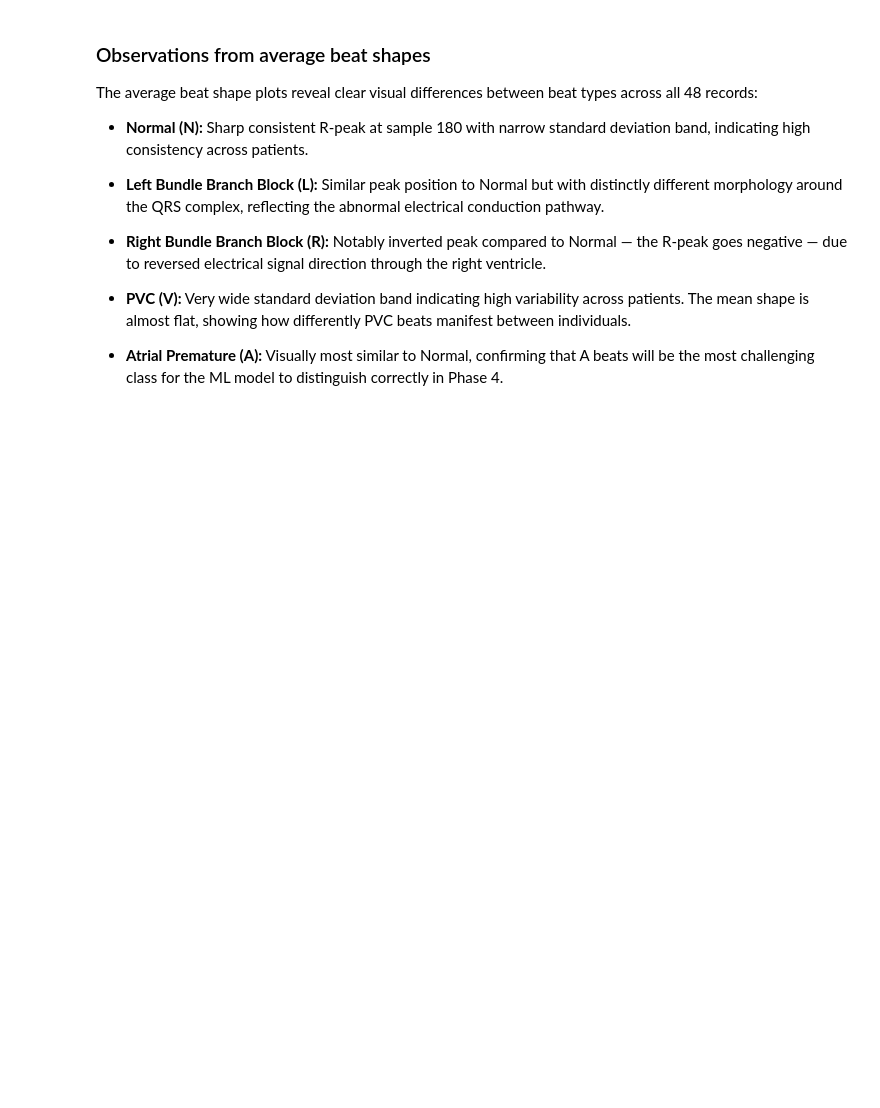
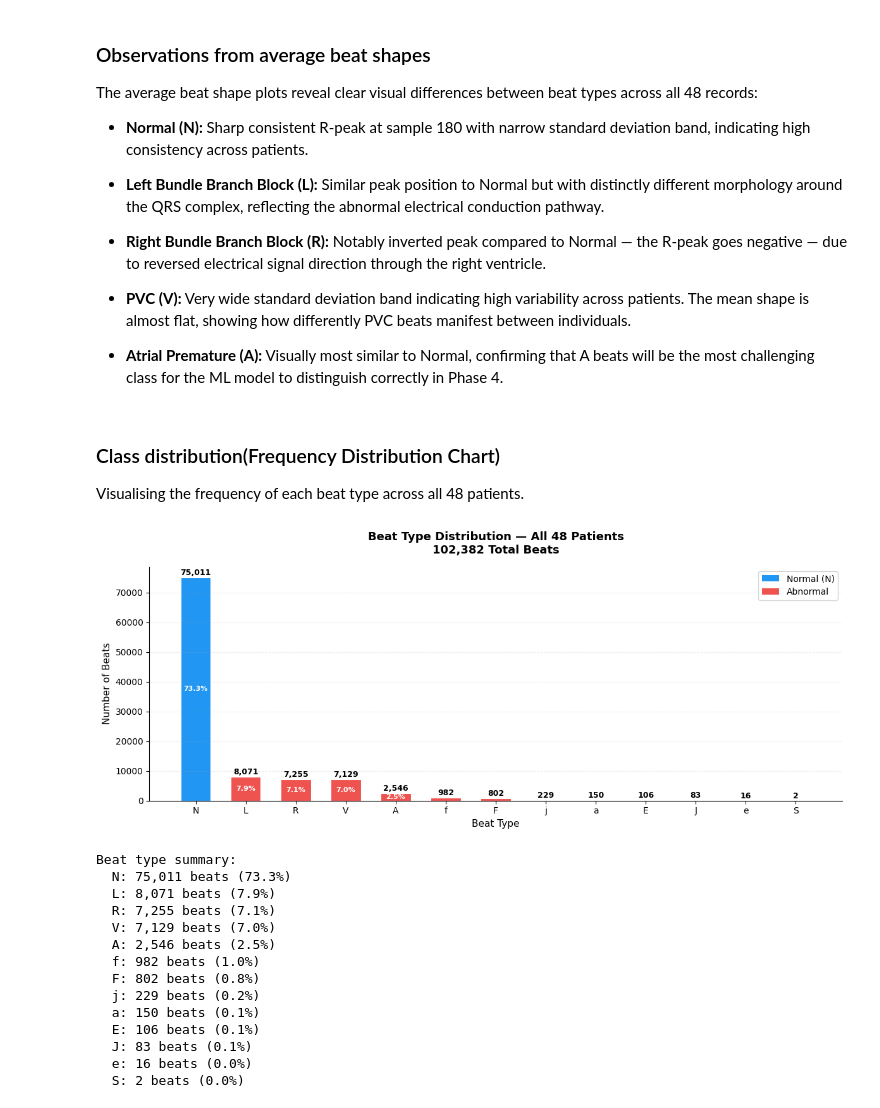
Before and after one commit to saugatpokharel/ecg-heartbeat-classification-xai, a Jupyter notebook: notebooks/03_eda_features.ipynb, the cells around one changed output. Saved outputs shown, nothing was run; the diff lists cells and outputs as text; code cells hidden in the pictures; blank space fills up the shorter version.

Commit message:
Completed Exploratory Data Analysis across the dataset

```diff
--- a/notebooks/03_eda_features.ipynb
+++ b/notebooks/03_eda_features.ipynb
@@ -109,3 +205,72 @@ beat types across all 48 records:
 - **Atrial Premature (A):** Visually most similar to Normal, confirming
   that A beats will be the most challenging class for the ML model
   to distinguish correctly in Phase 4.
+# %% [markdown]
+### Class distribution(Frequency Distribution Chart)
+Visualising the frequency of each beat type across all 48 patients.
+# %%
+label_counts = Counter(y)
+symbols = [item[0] for item in sorted(label_counts.items(),
+           key=lambda x: -x[1])]
+counts = [item[1] for item in sorted(label_counts.items(),
+          key=lambda x: -x[1])]
+
+fig, ax = plt.subplots(figsize=(12, 5))
+
+colors = ['#2196F3' if s == 'N' else '#EF5350' for s in symbols]
+bars = ax.bar(symbols, counts, color=colors,
+              edgecolor='white', linewidth=0.8, width=0.6)
+
+# Add count labels on top of each bar
+for bar, count in zip(bars, counts):
+    ax.text(bar.get_x() + bar.get_width()/2,
+            bar.get_height() + 200,
+            f'{count:,}',
+            ha='center', va='bottom', fontsize=9, fontweight='bold')
+
+# Add percentage labels inside each bar
+for bar, count in zip(bars, counts):
+    percentage = count / len(y) * 100
+    if percentage > 1.5:  # only show if bar is tall enough
+        ax.text(bar.get_x() + bar.get_width()/2,
+                bar.get_height() / 2,
+                f'{percentage:.1f}%',
+                ha='center', va='center',
+                fontsize=8, color='white', fontweight='bold')
+
+ax.set_title('Beat Type Distribution — All 48 Patients\n102,382 Total Beats',
+             fontsize=13, fontweight='bold', pad=15)
+ax.set_xlabel('Beat Type', fontsize=11)
+ax.set_ylabel('Number of Beats', fontsize=11)
+ax.grid(True, alpha=0.2, linestyle='--', axis='y')
+ax.spines['top'].set_visible(False)
+ax.spines['right'].set_visible(False)
+
+# Add legend
+from matplotlib.patches import Patch
+legend_elements = [Patch(facecolor='#2196F3', label='Normal (N)'),
+                   Patch(facecolor='#EF5350', label='Abnormal')]
+ax.legend(handles=legend_elements, fontsize=10, loc='upper right')
+
+plt.tight_layout()
+plt.show()
+
+print("Beat type summary:")
+for symbol, count in zip(symbols, counts):
+    print(f"  {symbol}: {count:,} beats ({count/len(y)*100:.1f}%)")
+# %% [output]
+[figure, added]
+Beat type summary:
+  N: 75,011 beats (73.3%)
+  L: 8,071 beats (7.9%)
+  R: 7,255 beats (7.1%)
+  V: 7,129 beats (7.0%)
+  A: 2,546 beats (2.5%)
+  f: 982 beats (1.0%)
+  F: 802 beats (0.8%)
+  j: 229 beats (0.2%)
+  a: 150 beats (0.1%)
+  E: 106 beats (0.1%)
+  J: 83 beats (0.1%)
+  e: 16 beats (0.0%)
+  S: 2 beats (0.0%)
```
Also changed, not shown: parts of 9 cells of this notebook.
